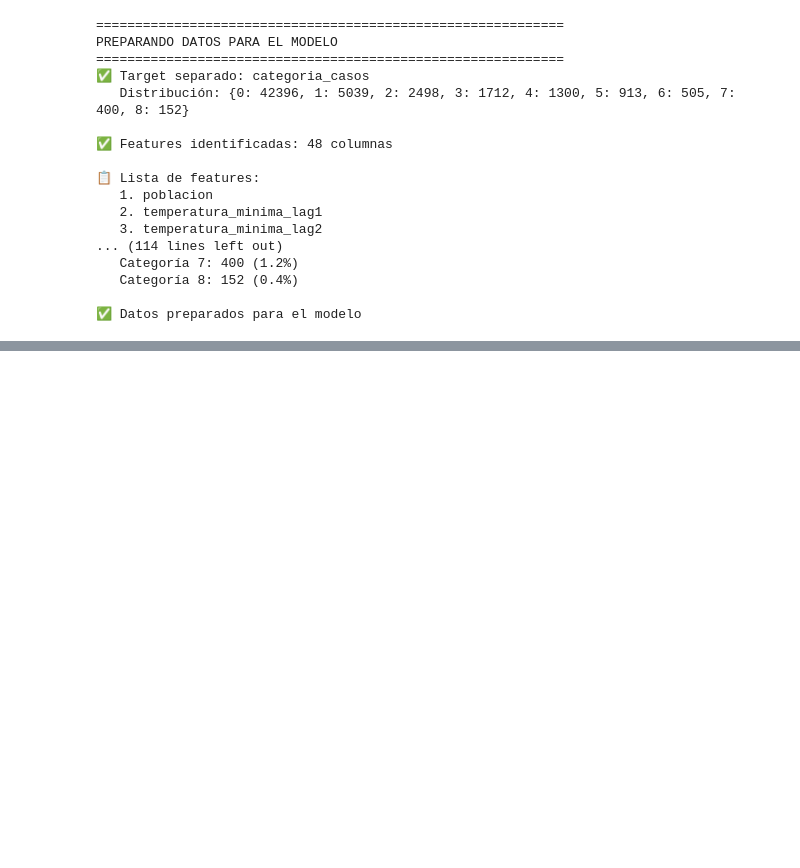
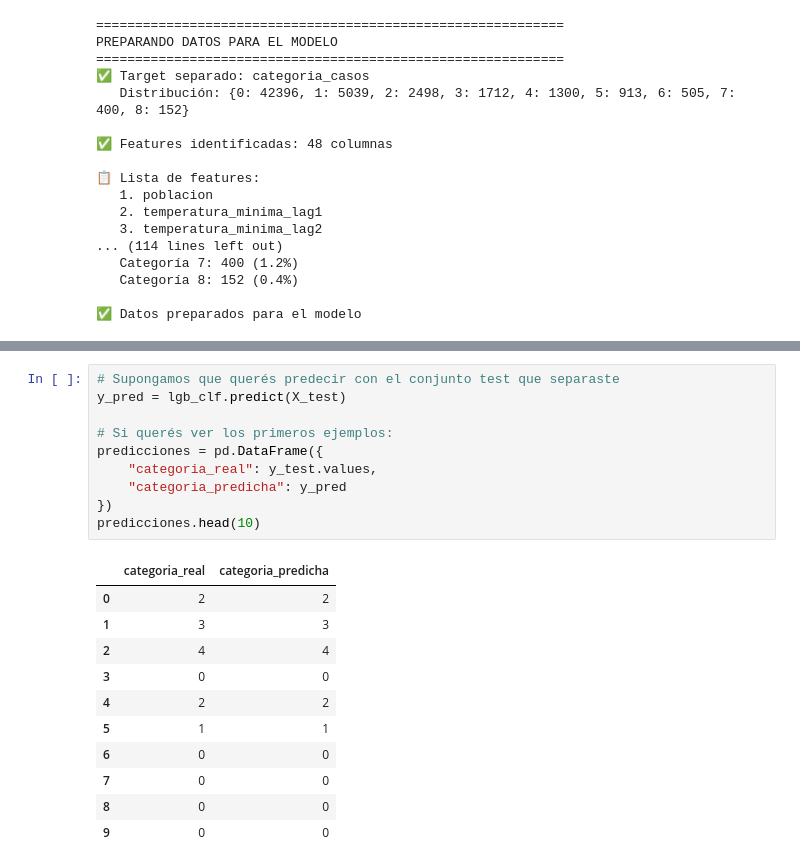
Before and after one commit to IS03/tp-dengue, a Jupyter notebook: modelos/XGBoost/modelo.ipynb, the cells around one changed output, grey strips where cells are left out. Drawn from its saved outputs; the diff is of its cells as text; blank space fills up the shorter version.

```diff
--- a/modelos/XGBoost/modelo.ipynb
+++ b/modelos/XGBoost/modelo.ipynb
@@ -530,0 +628,22 @@ PREPARANDO DATOS PARA EL MODELO
+# %%
+# Supongamos que querés predecir con el conjunto test que separaste
+y_pred = lgb_clf.predict(X_test)
+
+# Si querés ver los primeros ejemplos:
+predicciones = pd.DataFrame({
+    "categoria_real": y_test.values,
+    "categoria_predicha": y_pred
+})
+predicciones.head(10)
+# %% [output]
+|  | categoria_real | categoria_predicha |
+| 0 | 2 | 2 |
+| 1 | 3 | 3 |
+| 2 | 4 | 4 |
+| 3 | 0 | 0 |
+| 4 | 2 | 2 |
+| 5 | 1 | 1 |
+| 6 | 0 | 0 |
+| 7 | 0 | 0 |
+| 8 | 0 | 0 |
+| 9 | 0 | 0 |
```
Also changed, not shown: parts of 10 cells of this notebook, 1 other file.
